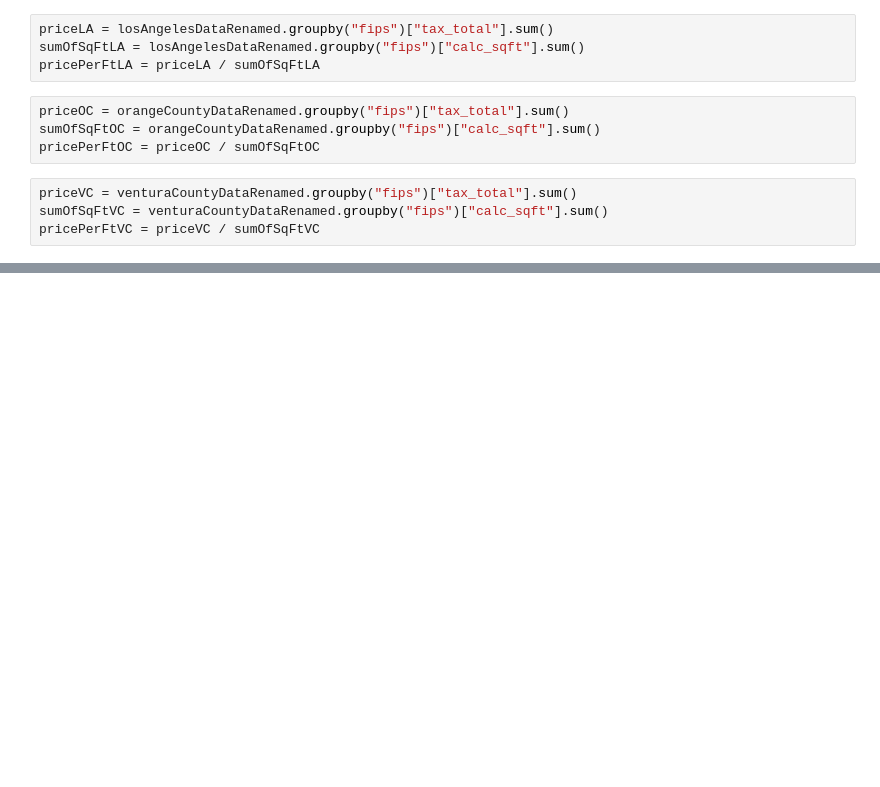
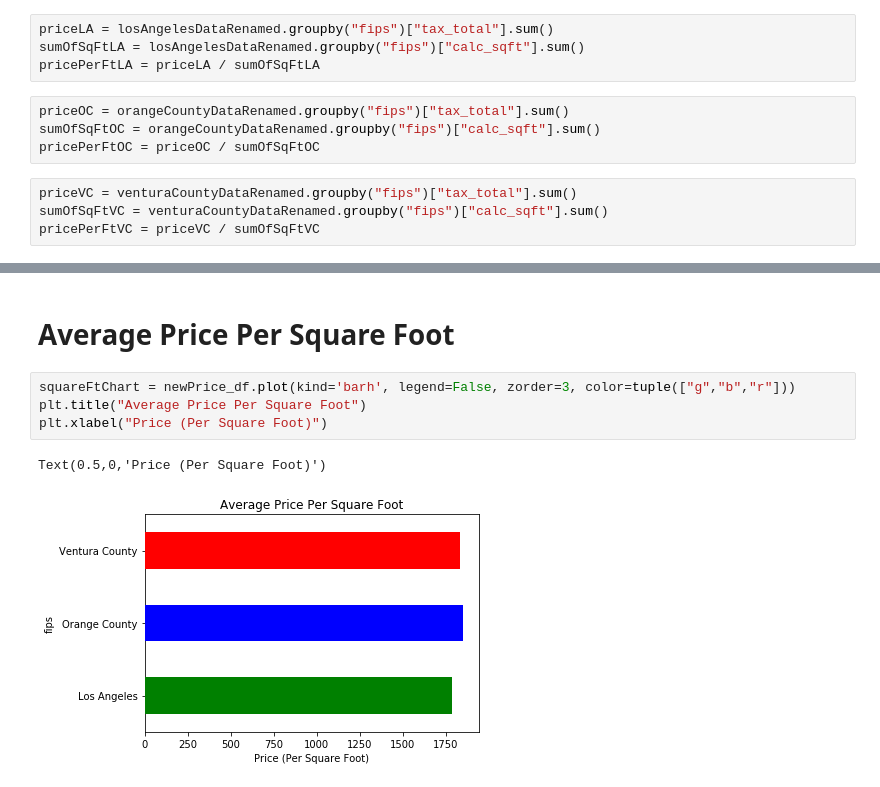
Before and after one commit to equilibrium360/zillow_analytics, a Jupyter notebook: brandon_zillow/New.ipynb, the cells around one changed output, grey strips where cells are left out. Drawn from its saved outputs; the diff is of its cells as text; blank space fills up the shorter version.

```diff
--- a/brandon_zillow/New.ipynb
+++ b/brandon_zillow/New.ipynb
@@ -111,0 +117,9 @@ newPrice_df
+# %% [markdown]
+# Average Price Per Square Foot
+# %%
+squareFtChart = newPrice_df.plot(kind='barh', legend=False, zorder=3, color=tuple(["g","b","r"]))
+plt.title("Average Price Per Square Foot")
+plt.xlabel("Price (Per Square Foot)")
+# %% [output]
+Text(0.5,0,'Price (Per Square Foot)')
+[figure, added]
```
Also changed, not shown: parts of 5 cells of this notebook.
